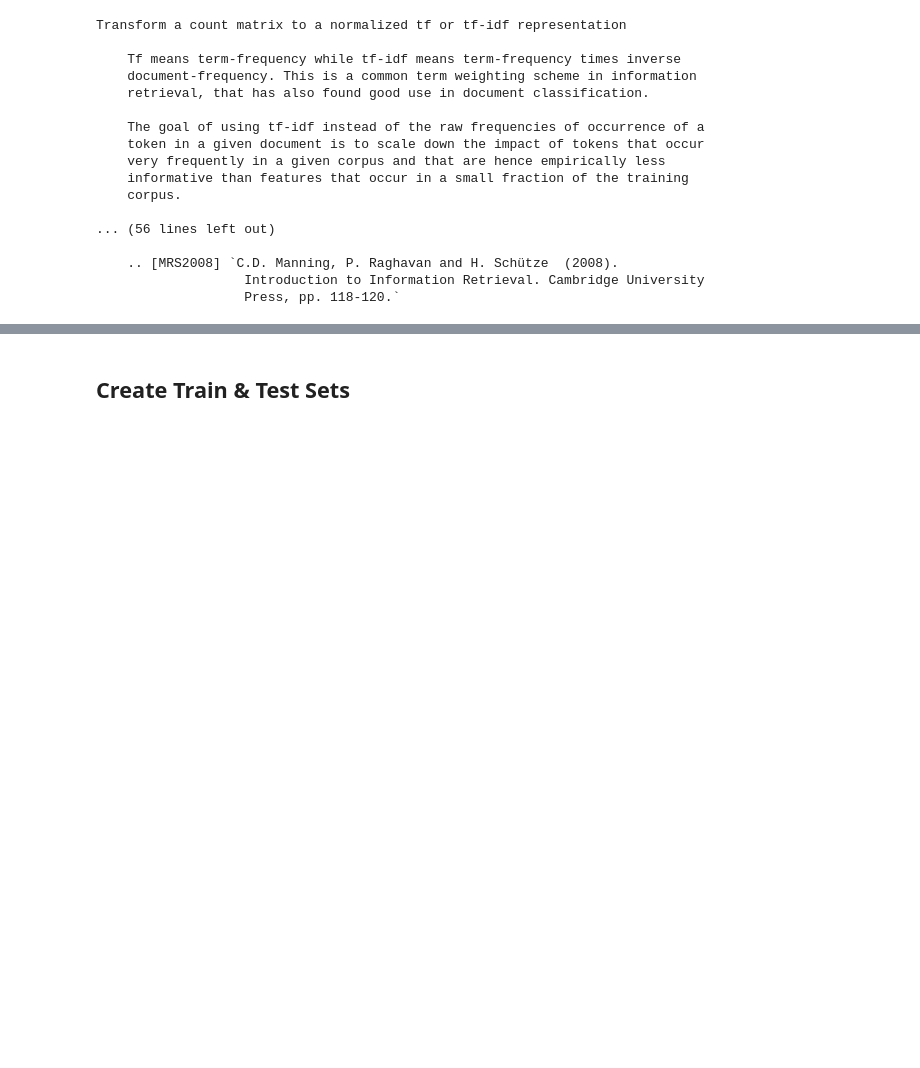
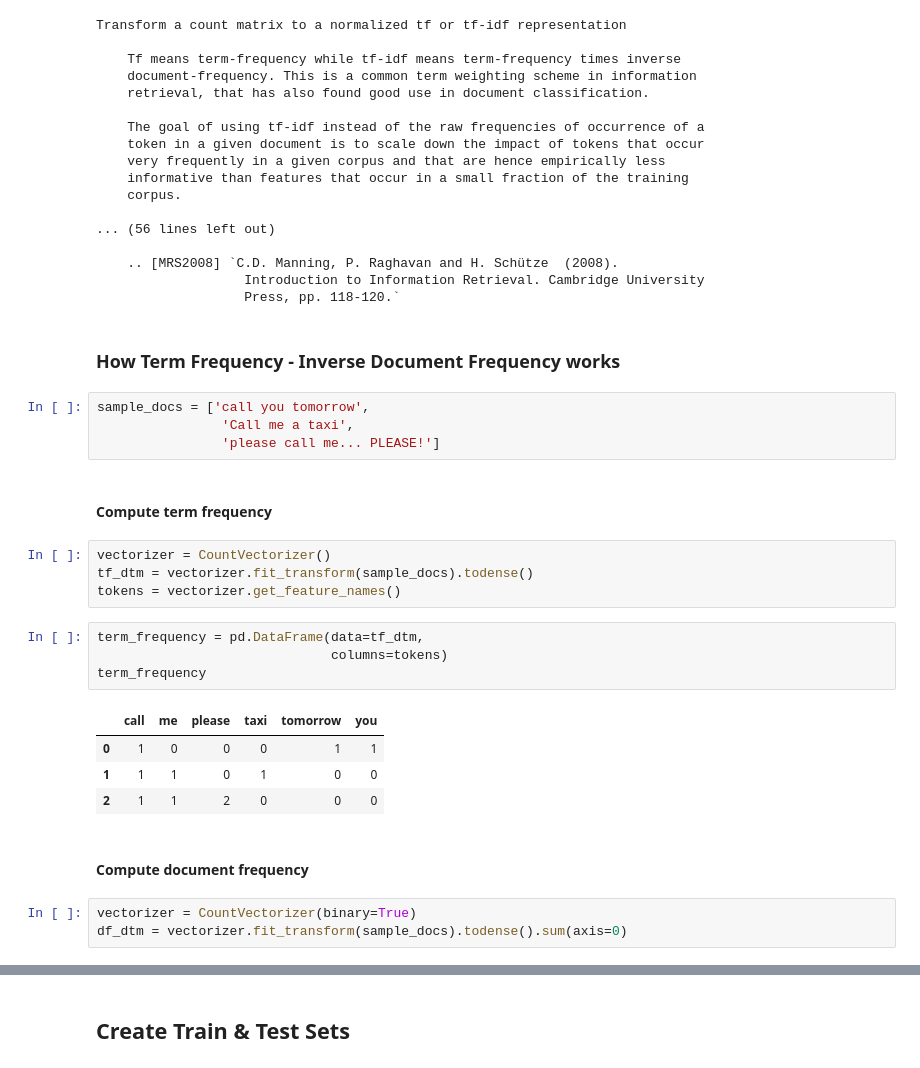
Before and after one commit to PaulClas/machine-learning-for-trading, a Jupyter notebook: 13_signals_from_text_data/02_document_term_matrix/02_document_term_matrix.ipynb, the cells around one changed output, grey strips where cells are left out. Drawn from its saved outputs; the diff is of its cells as text; blank space fills up the shorter version.

```diff
--- a/13_signals_from_text_data/02_document_term_matrix/02_document_term_matrix.ipynb
+++ b/13_signals_from_text_data/02_document_term_matrix/02_document_term_matrix.ipynb
@@ -273,3 +398,29 @@ Transform a count matrix to a normalized tf or tf-idf representation
     .. [MRS2008] `C.D. Manning, P. Raghavan and H. Schütze  (2008).
                    Introduction to Information Retrieval. Cambridge University
                    Press, pp. 118-120.`
+# %% [markdown]
+### How Term Frequency - Inverse Document Frequency works
+# %%
+sample_docs = ['call you tomorrow',
+                'Call me a taxi',
+                'please call me... PLEASE!']
+# %% [markdown]
+#### Compute term frequency
+# %%
+vectorizer = CountVectorizer()
+tf_dtm = vectorizer.fit_transform(sample_docs).todense()
+tokens = vectorizer.get_feature_names()
+# %%
+term_frequency = pd.DataFrame(data=tf_dtm,
+                              columns=tokens)
+term_frequency
+# %% [output]
+|  | call | me | please | taxi | tomorrow | you |
+| 0 | 1 | 0 | 0 | 0 | 1 | 1 |
+| 1 | 1 | 1 | 0 | 1 | 0 | 0 |
+| 2 | 1 | 1 | 2 | 0 | 0 | 0 |
+# %% [markdown]
+#### Compute document frequency
+# %%
+vectorizer = CountVectorizer(binary=True)
+df_dtm = vectorizer.fit_transform(sample_docs).todense().sum(axis=0)
```
Also changed, not shown: parts of 67 cells of this notebook, 7 other files.
